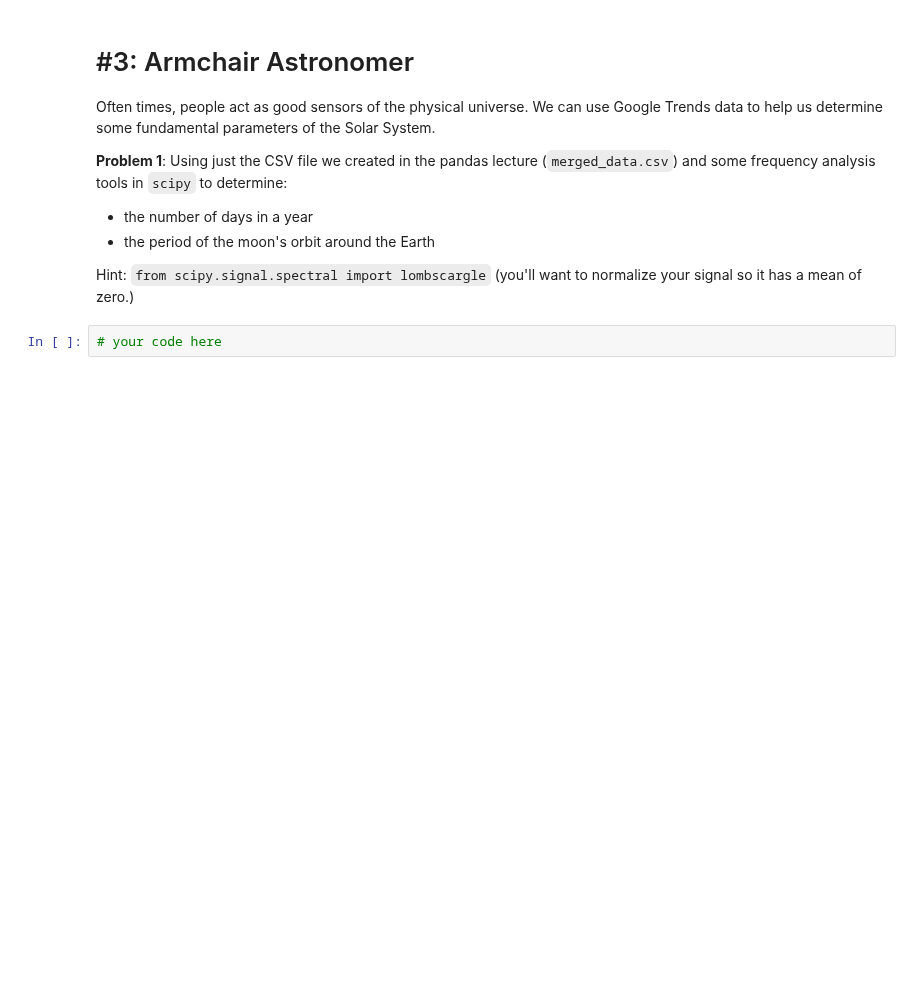
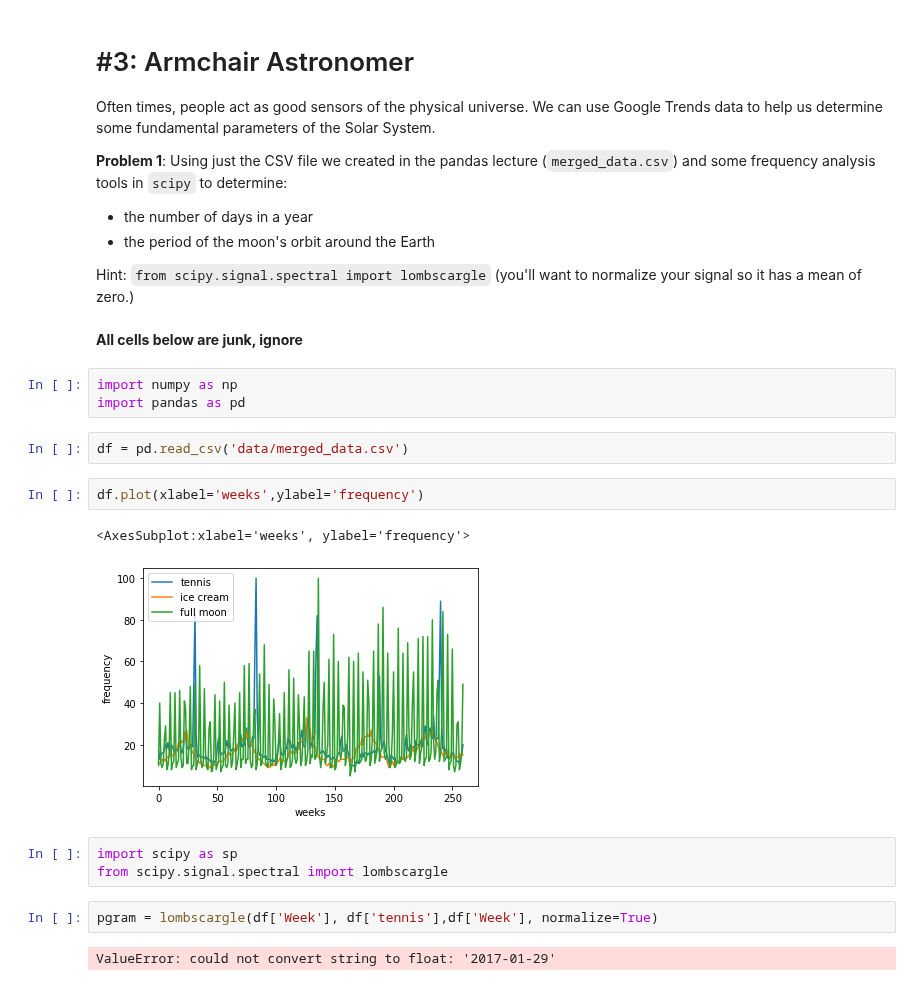
Before and after one commit to zbalewski/python-ay250-homework, a Jupyter notebook: hw_1/hw_1_assignment.ipynb, the cells around one changed output. Cells and saved outputs as stored; diff of their text form; blank space fills up the shorter version.

```diff
--- a/hw_1/hw_1_assignment.ipynb
+++ b/hw_1/hw_1_assignment.ipynb
@@ -561,5 +559,22 @@ Often times, people act as good sensors of the physical universe. We can use Goo
    - the period of the moon's orbit around the Earth
 
 Hint: `from scipy.signal.spectral import lombscargle` (you'll want to normalize your signal so it has a mean of zero.)
-# %%
-# your code here
+# %% [markdown]
+**All cells below are junk, ignore**
+# %%
+import numpy as np
+import pandas as pd
+# %%
+df = pd.read_csv('data/merged_data.csv')
+# %%
+df.plot(xlabel='weeks',ylabel='frequency')
+# %% [output]
+<AxesSubplot:xlabel='weeks', ylabel='frequency'>
+[figure, added]
+# %%
+import scipy as sp
+from scipy.signal.spectral import lombscargle
+# %%
+pgram = lombscargle(df['Week'], df['tennis'],df['Week'], normalize=True)
+# %% [output]
+ValueError: could not convert string to float: '2017-01-29'
```
Also changed, not shown: parts of 8 cells of this notebook, 6 other files.
